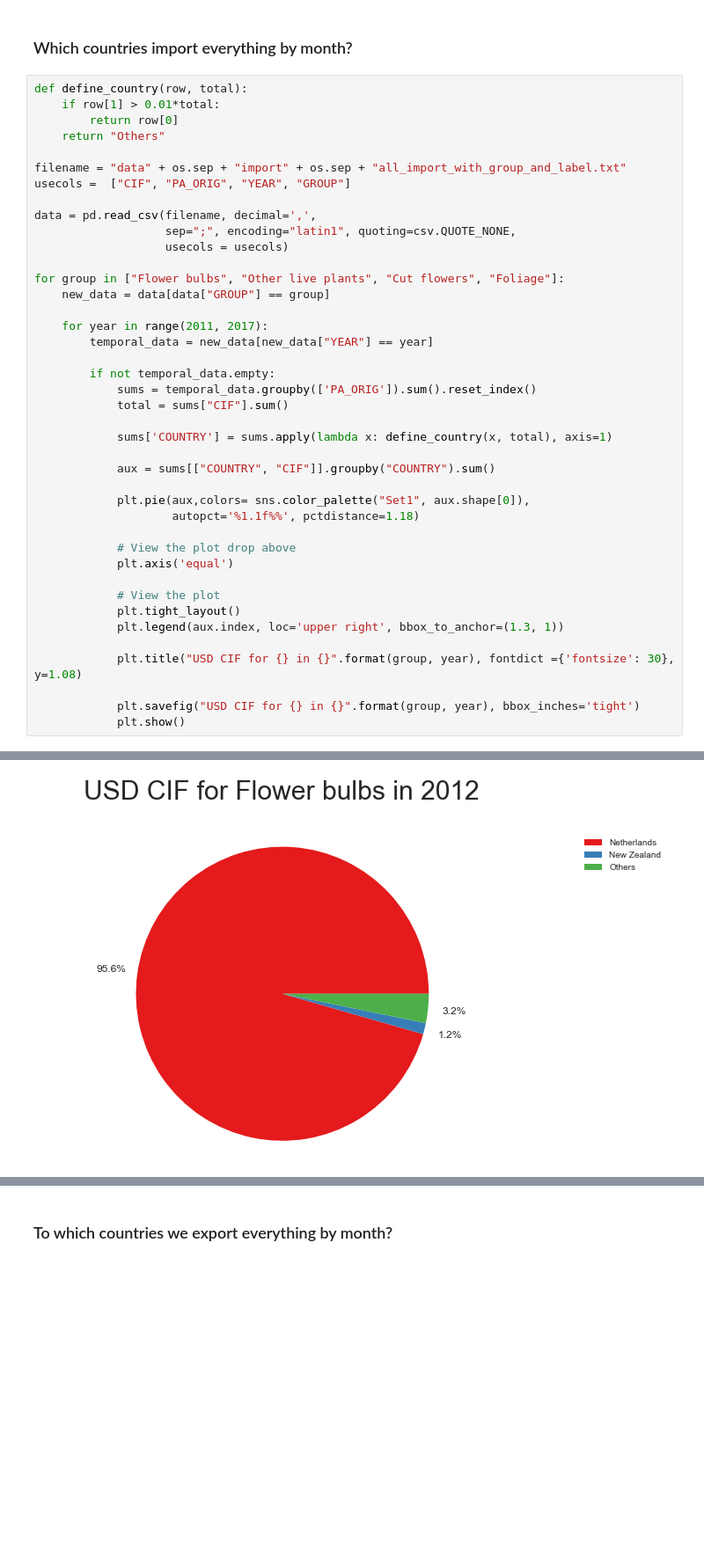
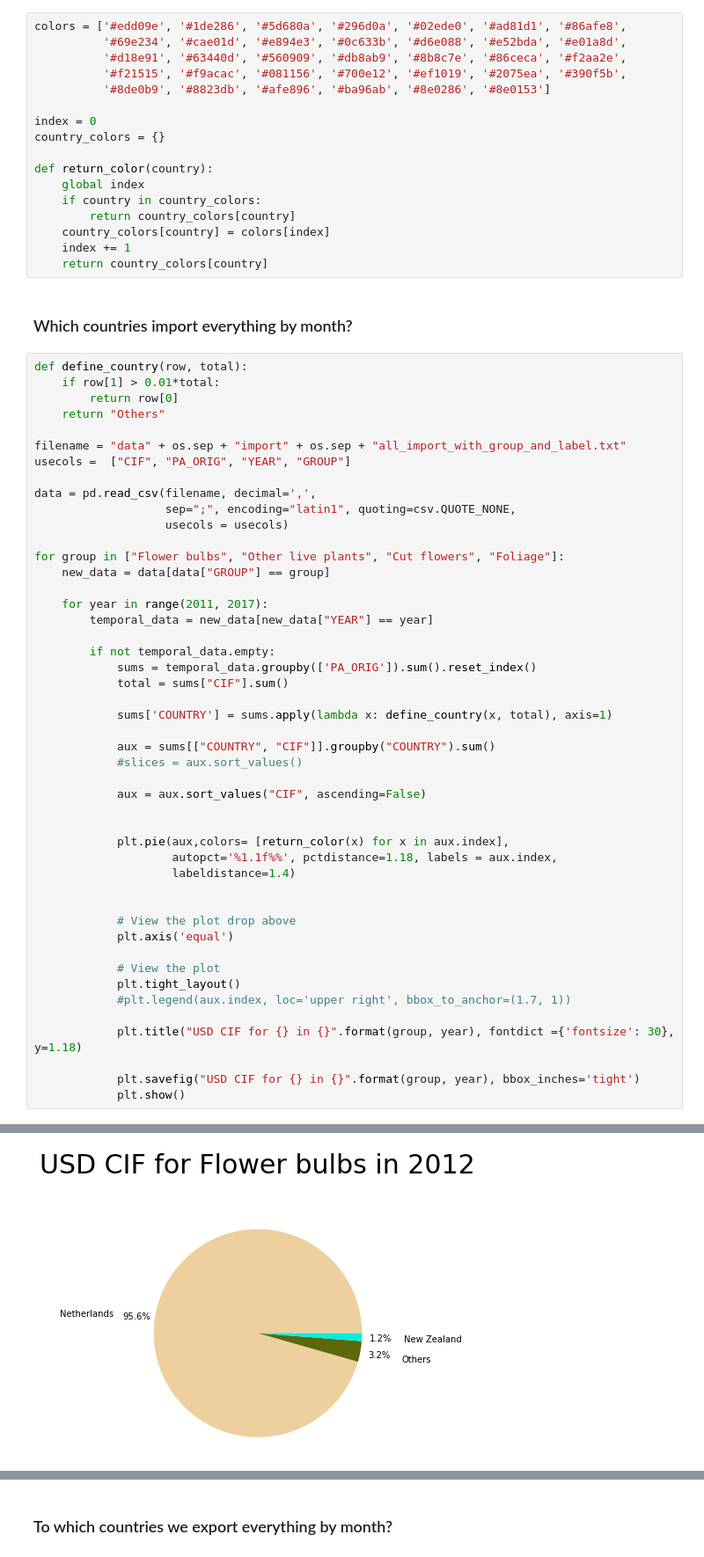
Before and after one commit to Hernan4444/DataScience-Agro, a Jupyter notebook: Question 02 - Export and import by country.ipynb, the cells around one changed output, grey strips where cells are left out. Shown at 88% size. Saved outputs shown, nothing was run; the diff lists cells and outputs as text; blank space fills up the shorter version.

```diff
--- a/Question 02 - Export and import by country.ipynb
+++ b/Question 02 - Export and import by country.ipynb
@@ -7,6 +8,23 @@ import os
 import numpy as np
 import csv
 import seaborn as sns
+# %%
+colors = ['#edd09e', '#1de286', '#5d680a', '#296d0a', '#02ede0', '#ad81d1', '#86afe8',
+          '#69e234', '#cae01d', '#e894e3', '#0c633b', '#d6e088', '#e52bda', '#e01a8d',
+          '#d18e91', '#63440d', '#560909', '#db8ab9', '#8b8c7e', '#86ceca', '#f2aa2e',
+          '#f21515', '#f9acac', '#081156', '#700e12', '#ef1019', '#2075ea', '#390f5b',
+          '#8de0b9', '#8823db', '#afe896', '#ba96ab', '#8e0286', '#8e0153']
+
+index = 0
+country_colors = {}
+
+def return_color(country):
+    global index
+    if country in country_colors:
+        return country_colors[country]
+    country_colors[country] = colors[index]
+    index += 1
+    return country_colors[country]
 # %% [markdown]
 
 ### Which countries import everything by month?
@@ -36,18 +54,24 @@ for group in ["Flower bulbs", "Other live plants", "Cut flowers", "Foliage"]:
             sums['COUNTRY'] = sums.apply(lambda x: define_country(x, total), axis=1)
 
             aux = sums[["COUNTRY", "CIF"]].groupby("COUNTRY").sum()
+            #slices = aux.sort_values()
 
-            plt.pie(aux,colors= sns.color_palette("Set1", aux.shape[0]),
-                    autopct='%1.1f%%', pctdistance=1.18)
+            aux = aux.sort_values("CIF", ascending=False)
+
+
+            plt.pie(aux,colors= [return_color(x) for x in aux.index],
+                    autopct='%1.1f%%', pctdistance=1.18, labels = aux.index,
+                    labeldistance=1.4)
+
 
             # View the plot drop above
             plt.axis('equal')
 
             # View the plot
             plt.tight_layout()
-            plt.legend(aux.index, loc='upper right', bbox_to_anchor=(1.3, 1))
+            #plt.legend(aux.index, loc='upper right', bbox_to_anchor=(1.7, 1))
 
-            plt.title("USD CIF for {} in {}".format(group, year), fontdict ={'fontsize': 30}, y=1.08)
+            plt.title("USD CIF for {} in {}".format(group, year), fontdict ={'fontsize': 30}, y=1.18)
 
             plt.savefig("USD CIF for {} in {}".format(group, year), bbox_inches='tight')
             plt.show()
@@ -56 +80 @@ for group in ["Flower bulbs", "Other live plants", "Cut flowers", "Foliage"]:
-[figure, old version]
+[figure, new version]
```
Also changed, not shown: parts of 3 cells of this notebook, 1 other file.
